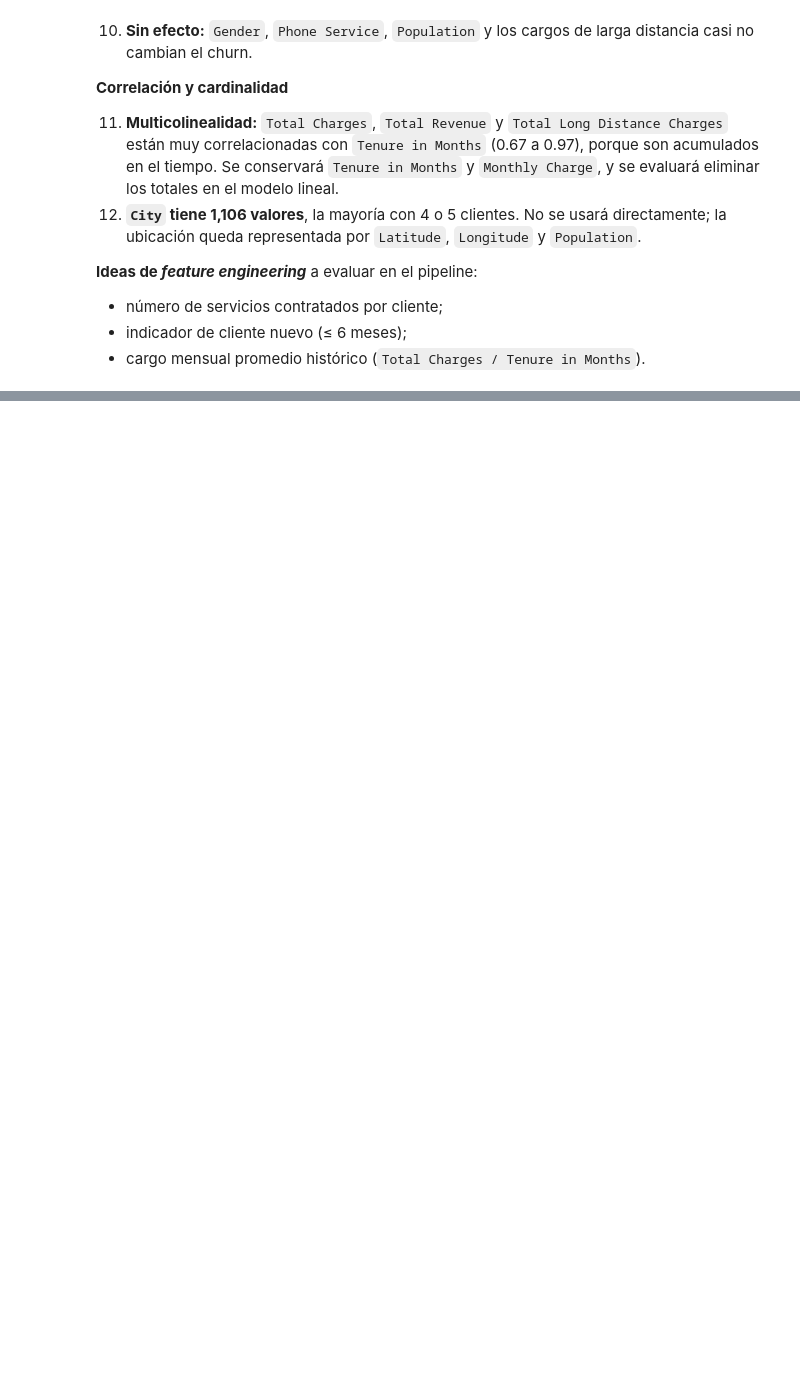
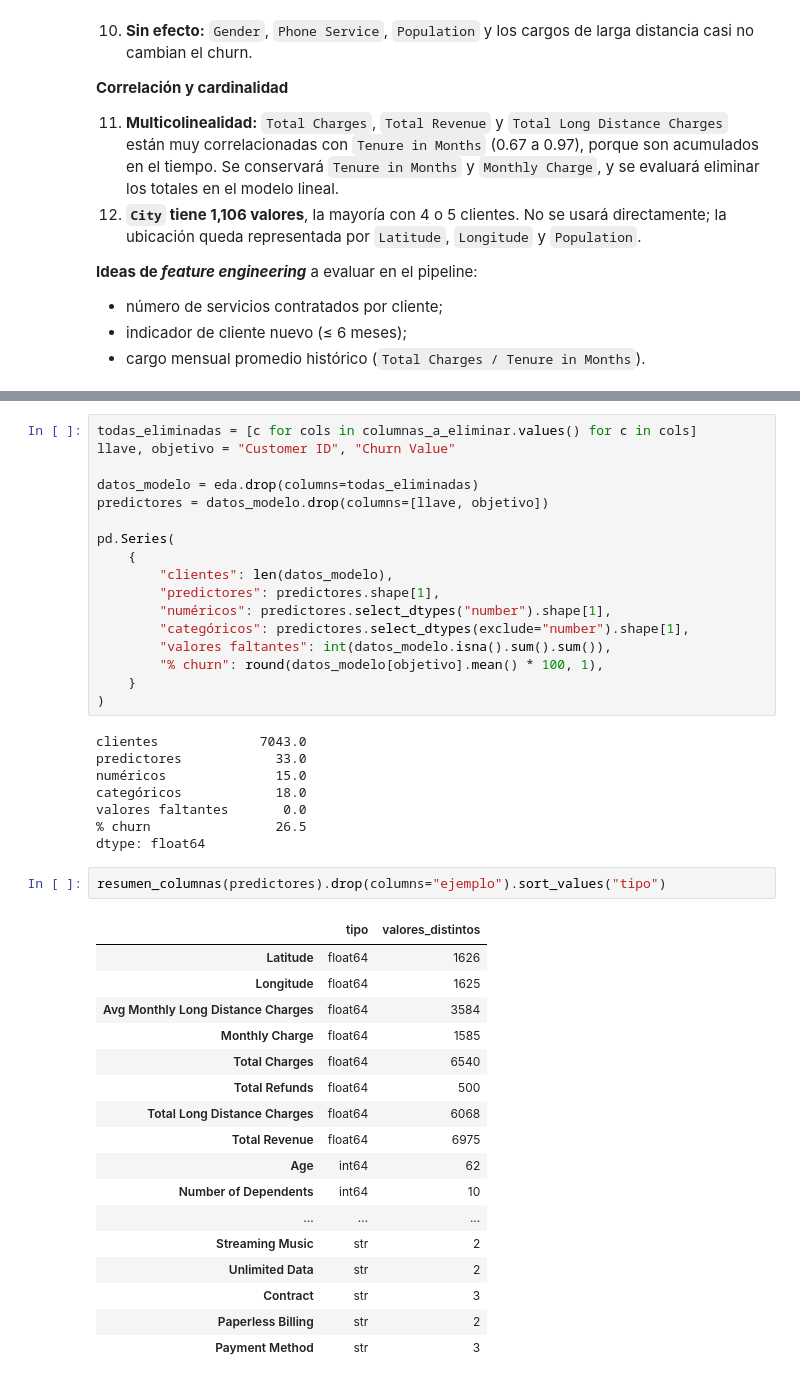
Before and after one commit to Antonio-3108/Proyecto-ML-for-Buisness, a Jupyter notebook: notebooks/01_exploracion.ipynb, the cells around one changed output, grey strips where cells are left out. Drawn from its saved outputs; the diff is of its cells as text; blank space fills up the shorter version.

```diff
--- a/notebooks/01_exploracion.ipynb
+++ b/notebooks/01_exploracion.ipynb
@@ -1166,0 +1227,45 @@ dtype: object
+# %%
+todas_eliminadas = [c for cols in columnas_a_eliminar.values() for c in cols]
+llave, objetivo = "Customer ID", "Churn Value"
+
+datos_modelo = eda.drop(columns=todas_eliminadas)
+predictores = datos_modelo.drop(columns=[llave, objetivo])
+
+pd.Series(
+    {
+        "clientes": len(datos_modelo),
+        "predictores": predictores.shape[1],
+        "numéricos": predictores.select_dtypes("number").shape[1],
+        "categóricos": predictores.select_dtypes(exclude="number").shape[1],
+        "valores faltantes": int(datos_modelo.isna().sum().sum()),
+        "% churn": round(datos_modelo[objetivo].mean() * 100, 1),
+    }
+)
+# %% [output]
+clientes             7043.0
+predictores            33.0
+numéricos              15.0
+categóricos            18.0
+valores faltantes       0.0
+% churn                26.5
+dtype: float64
+# %%
+resumen_columnas(predictores).drop(columns="ejemplo").sort_values("tipo")
+# %% [output]
+|  | tipo | valores_distintos |
+| Latitude | float64 | 1626 |
+| Longitude | float64 | 1625 |
+| Avg Monthly Long Distance Charges | float64 | 3584 |
+| Monthly Charge | float64 | 1585 |
+| Total Charges | float64 | 6540 |
+| Total Refunds | float64 | 500 |
+| Total Long Distance Charges | float64 | 6068 |
+| Total Revenue | float64 | 6975 |
+| Age | int64 | 62 |
+| Number of Dependents | int64 | 10 |
+| ... | ... | ... |
+| Streaming Music | str | 2 |
+| Unlimited Data | str | 2 |
+| Contract | str | 3 |
+| Paperless Billing | str | 2 |
+| Payment Method | str | 3 |
```
Also changed, not shown: parts of 4 cells of this notebook.
